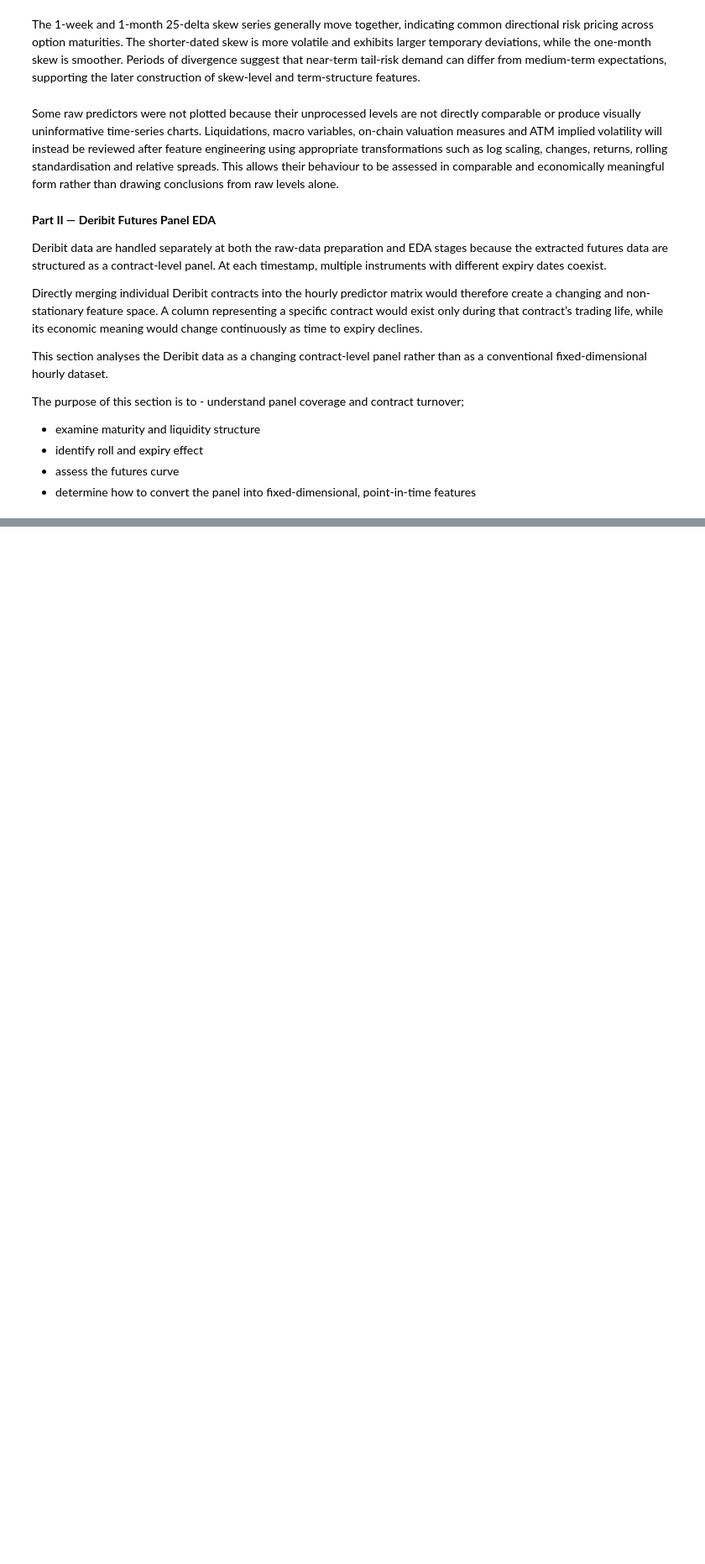
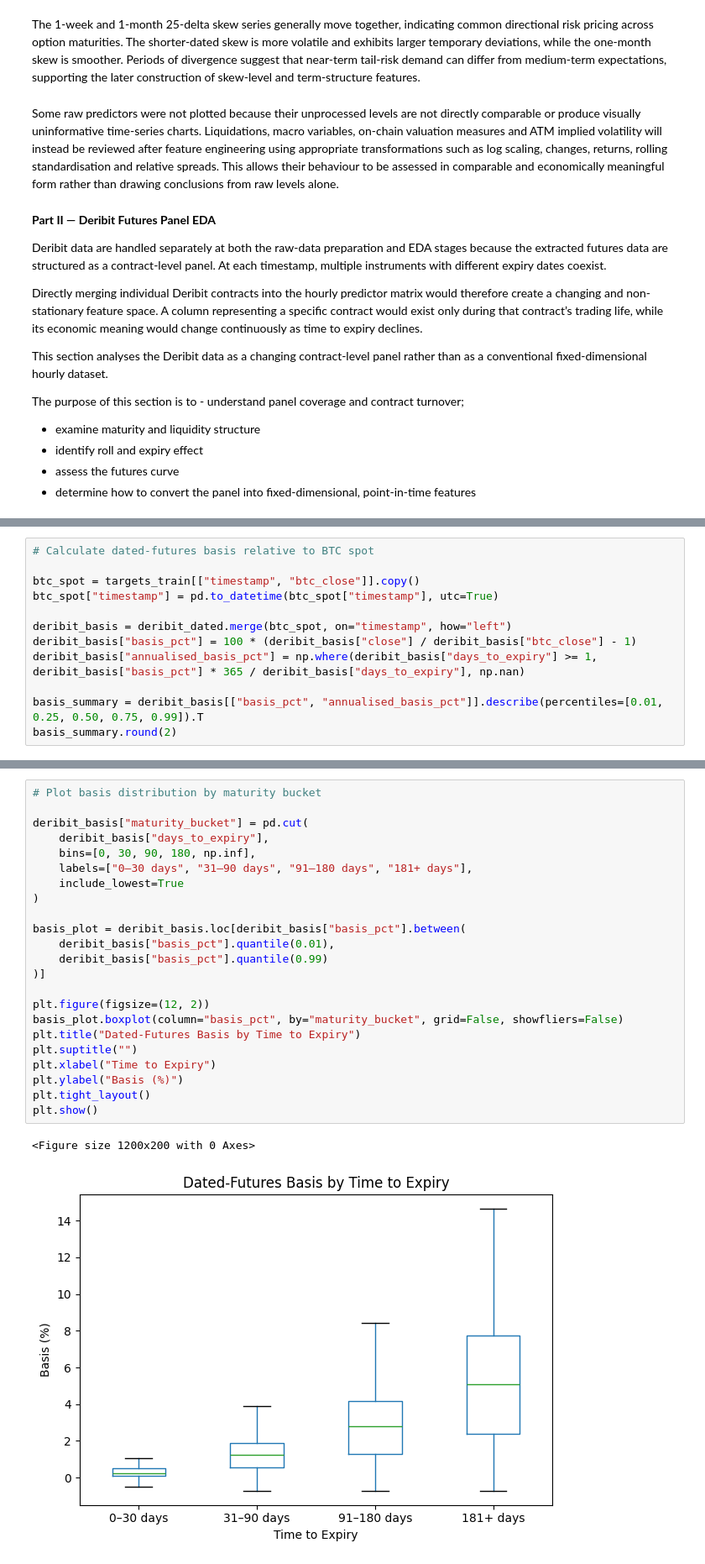
Before and after one commit to jade-lam/CQF, a Jupyter notebook: CQF_Final_Project.ipynb, the cells around one changed output, grey strips where cells are left out. Shown at 84% size. Saved outputs shown, nothing was run; the diff lists cells and outputs as text; blank space fills up the shorter version.

```diff
--- a/CQF_Final_Project.ipynb
+++ b/CQF_Final_Project.ipynb
@@ -2256,0 +2508,12 @@ understand panel coverage and contract turnover;
+# %%
+# Calculate dated-futures basis relative to BTC spot
+
+btc_spot = targets_train[["timestamp", "btc_close"]].copy()
+btc_spot["timestamp"] = pd.to_datetime(btc_spot["timestamp"], utc=True)
+
+deribit_basis = deribit_dated.merge(btc_spot, on="timestamp", how="left")
+deribit_basis["basis_pct"] = 100 * (deribit_basis["close"] / deribit_basis["btc_close"] - 1)
+deribit_basis["annualised_basis_pct"] = np.where(deribit_basis["days_to_expiry"] >= 1, deribit_basis["basis_pct"] * 365 / deribit_basis["days_to_expiry"], np.nan)
+
+basis_summary = deribit_basis[["basis_pct", "annualised_basis_pct"]].describe(percentiles=[0.01, 0.25, 0.50, 0.75, 0.99]).T
+basis_summary.round(2)
@@ -2256,0 +2524,26 @@ understand panel coverage and contract turnover;
+# %%
+# Plot basis distribution by maturity bucket
+
+deribit_basis["maturity_bucket"] = pd.cut(
+    deribit_basis["days_to_expiry"],
+    bins=[0, 30, 90, 180, np.inf],
+    labels=["0–30 days", "31–90 days", "91–180 days", "181+ days"],
+    include_lowest=True
+)
+
+basis_plot = deribit_basis.loc[deribit_basis["basis_pct"].between(
+    deribit_basis["basis_pct"].quantile(0.01),
+    deribit_basis["basis_pct"].quantile(0.99)
+)]
+
+plt.figure(figsize=(12, 2))
+basis_plot.boxplot(column="basis_pct", by="maturity_bucket", grid=False, showfliers=False)
+plt.title("Dated-Futures Basis by Time to Expiry")
+plt.suptitle("")
+plt.xlabel("Time to Expiry")
+plt.ylabel("Basis (%)")
+plt.tight_layout()
+plt.show()
+# %% [output]
+<Figure size 1200x200 with 0 Axes>
+[figure, added]
```
Also changed, not shown: parts of 35 cells of this notebook.
